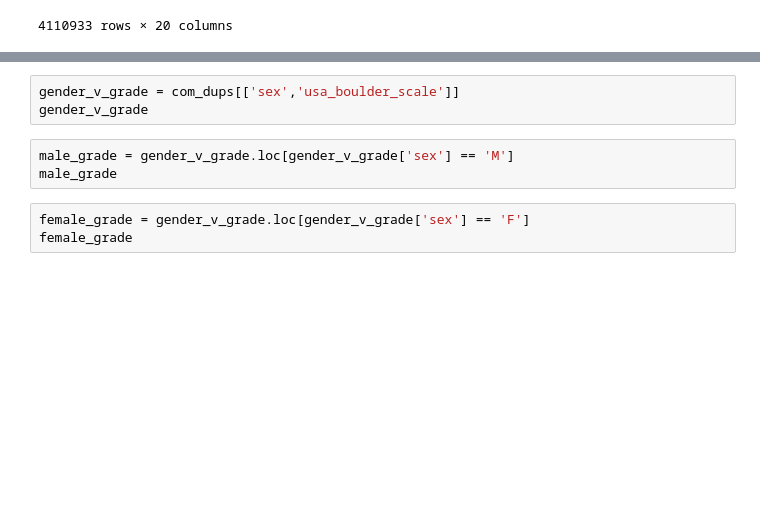
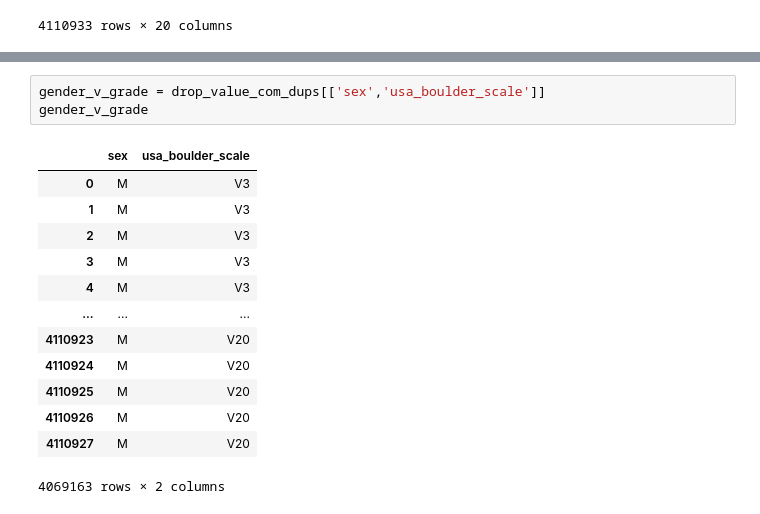
Before and after one commit to kchiev215/Passion_project, a Jupyter notebook: Data Analysis.ipynb, the cells around one changed output, grey strips where cells are left out. Drawn from its saved outputs; the diff is of its cells as text; blank space fills up the shorter version.

```diff
--- a/Data Analysis.ipynb
+++ b/Data Analysis.ipynb
@@ -255,9 +294,17 @@ com_dups
 # %%
-gender_v_grade = com_dups[['sex','usa_boulder_scale']]
+gender_v_grade = drop_value_com_dups[['sex','usa_boulder_scale']]
 gender_v_grade
+# %% [output]
+|  | sex | usa_boulder_scale |
+| 0 | M | V3 |
+| 1 | M | V3 |
+| 2 | M | V3 |
+| 3 | M | V3 |
+| 4 | M | V3 |
+| ... | ... | ... |
+| 4110923 | M | V20 |
+| 4110924 | M | V20 |
+| 4110925 | M | V20 |
+| 4110926 | M | V20 |
+| 4110927 | M | V20 |
+4069163 rows × 2 columns
-# %%
-male_grade = gender_v_grade.loc[gender_v_grade['sex'] == 'M']
-male_grade
-# %%
-female_grade = gender_v_grade.loc[gender_v_grade['sex'] == 'F']
-female_grade
```
Also changed, not shown: parts of 10 cells of this notebook.
